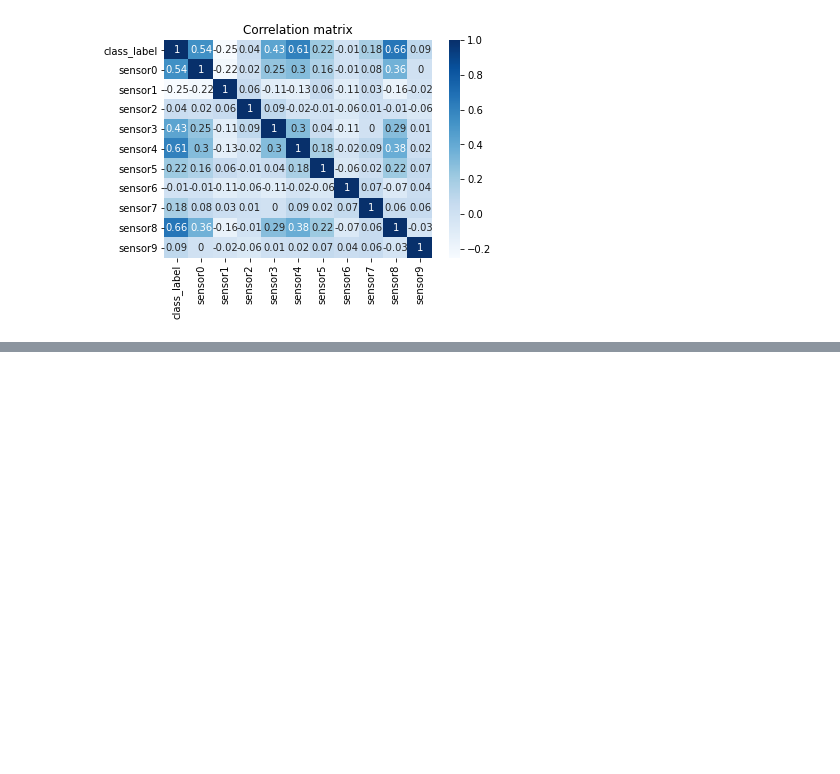
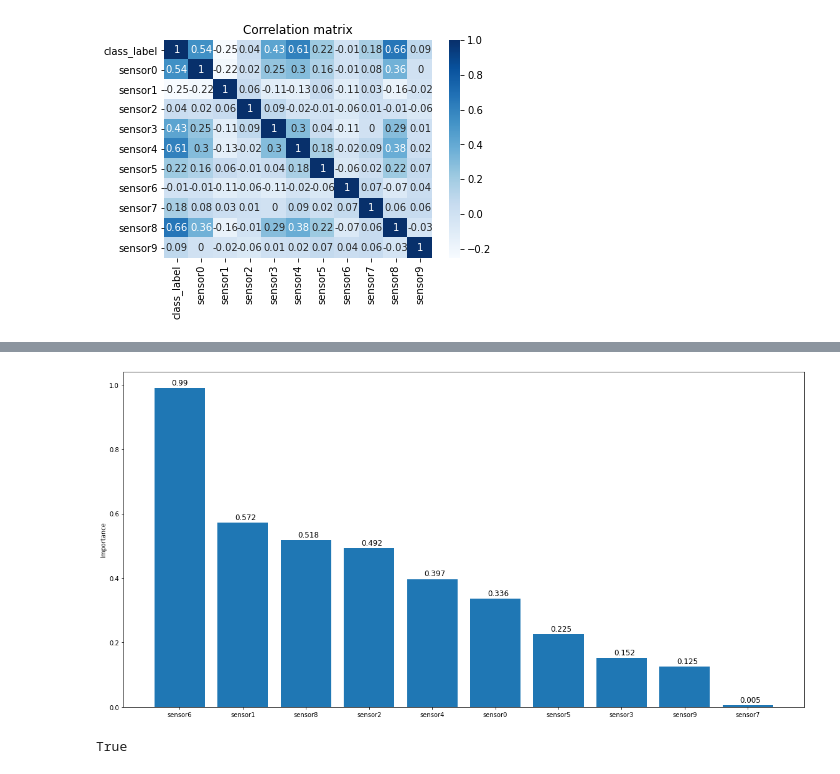
Before and after one commit to FrancisDinh/Feature_ranking, a Jupyter notebook: my_notebook.ipynb, the cells around one changed output, grey strips where cells are left out. Saved outputs shown, nothing was run; the diff lists cells and outputs as text; code cells hidden in the pictures; blank space fills up the shorter version.

```diff
--- a/my_notebook.ipynb
+++ b/my_notebook.ipynb
@@ -16,5 +20,5 @@ from svmranker import my_svm_ranker
 # %%
-df = pd.read_csv("../../task_data.csv")
+df = pd.read_csv("task_data.csv")
 df.head()
 # %% [output]
 |  | sample index | class_label | sensor0 | sensor1 | sensor2 | sensor3 | sensor4 | sensor5 | sensor6 | sensor7 | ... |
@@ -197,0 +226,43 @@ my_svm.permutation()
+# %%
+rank = []
+sensors = df.columns[2:]
+for c in sensors:
+    rank.append(round(pps.score(df,c,cols[1])["ppscore"],3))
+# %%
+def report(rank, sensors, top = 11, plot = True):
+        '''
+        Report the ranking list
+        Show the bar plot
+
+        :param top: number of top elements, default = 11
+        :param plot: show bar plot, default True
+        :return rank: ranking
+        :exception: return -1
+        '''
+        # Get coefficience as the metrics to evaluate ranking
+        rank = sorted(a, key = lambda x: x[0], reverse=True)
+        if plot:
+            importance = list(zip(*rank))[0][:top]
+            sensor = list(zip(*rank))[1][:top]
+
+            fig = plt.figure(figsize = (16,8))
+            sensor = list(zip(*rank))[1][:top]
+            value = list(zip(*rank))[0][:top]
+            plt.bar(sensor, value, align="center")
+            plt.ylabel("Importance")
+            for idx, val in enumerate(value):
+                if val > 0:
+                    plt.text(x = idx - 0.125 , y = val + 0.01, s = str(val) , fontdict = dict(fontsize=12))
+                else:
+                    plt.text(x = idx - 0.125 , y = 0.025, s = str(val) , fontdict = dict(fontsize=12))
+            plt.tight_layout()
+            plt.show()
+        return rank
+# %%
+pps_content = report(rank,sensors)
+# %% [output]
+[figure, added]
+# %%
+write_output(pps_content,"pps_ranking.txt")
+# %% [output]
+True
```
Also changed, not shown: parts of 27 cells of this notebook, 5 other files.
